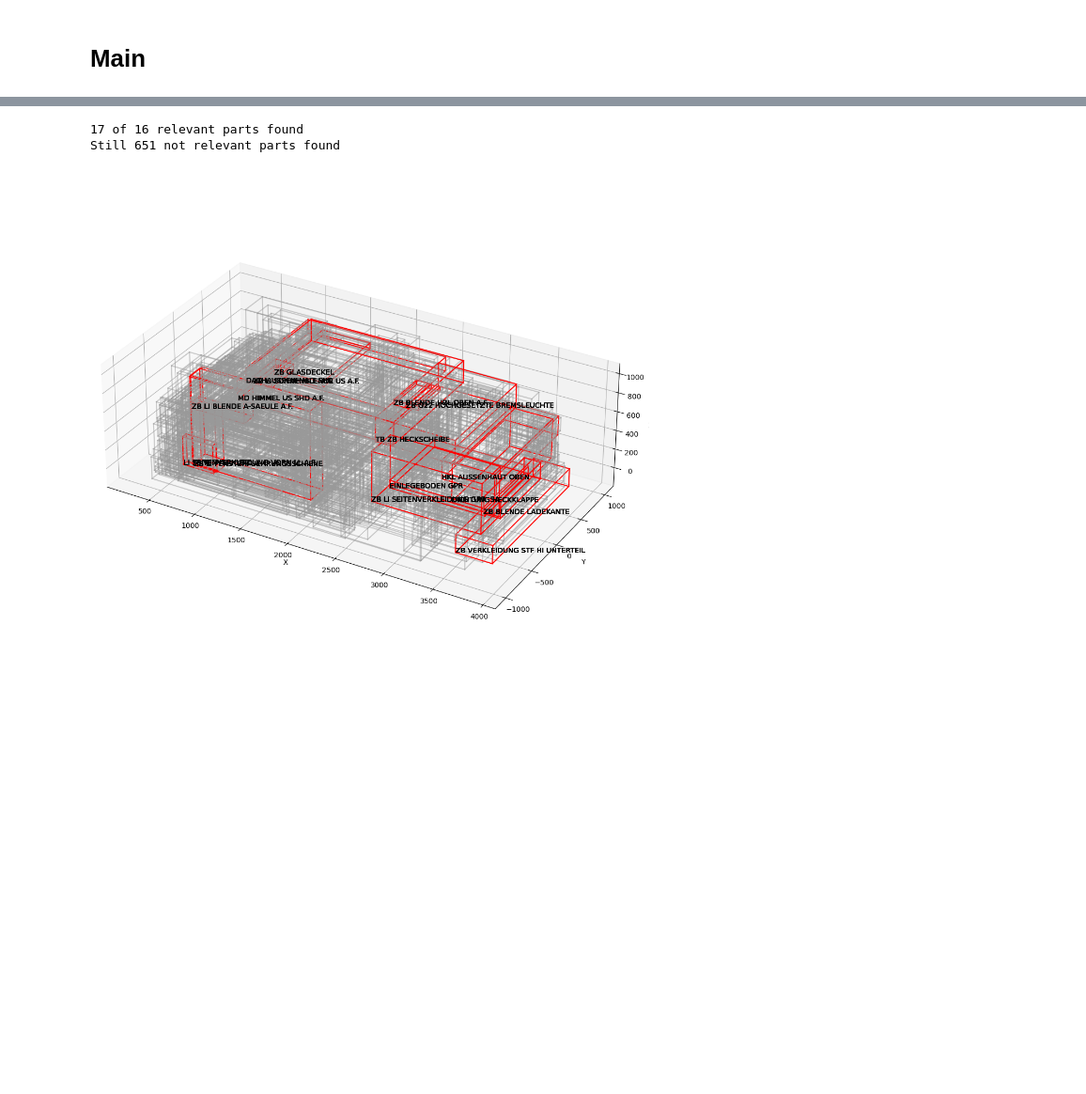
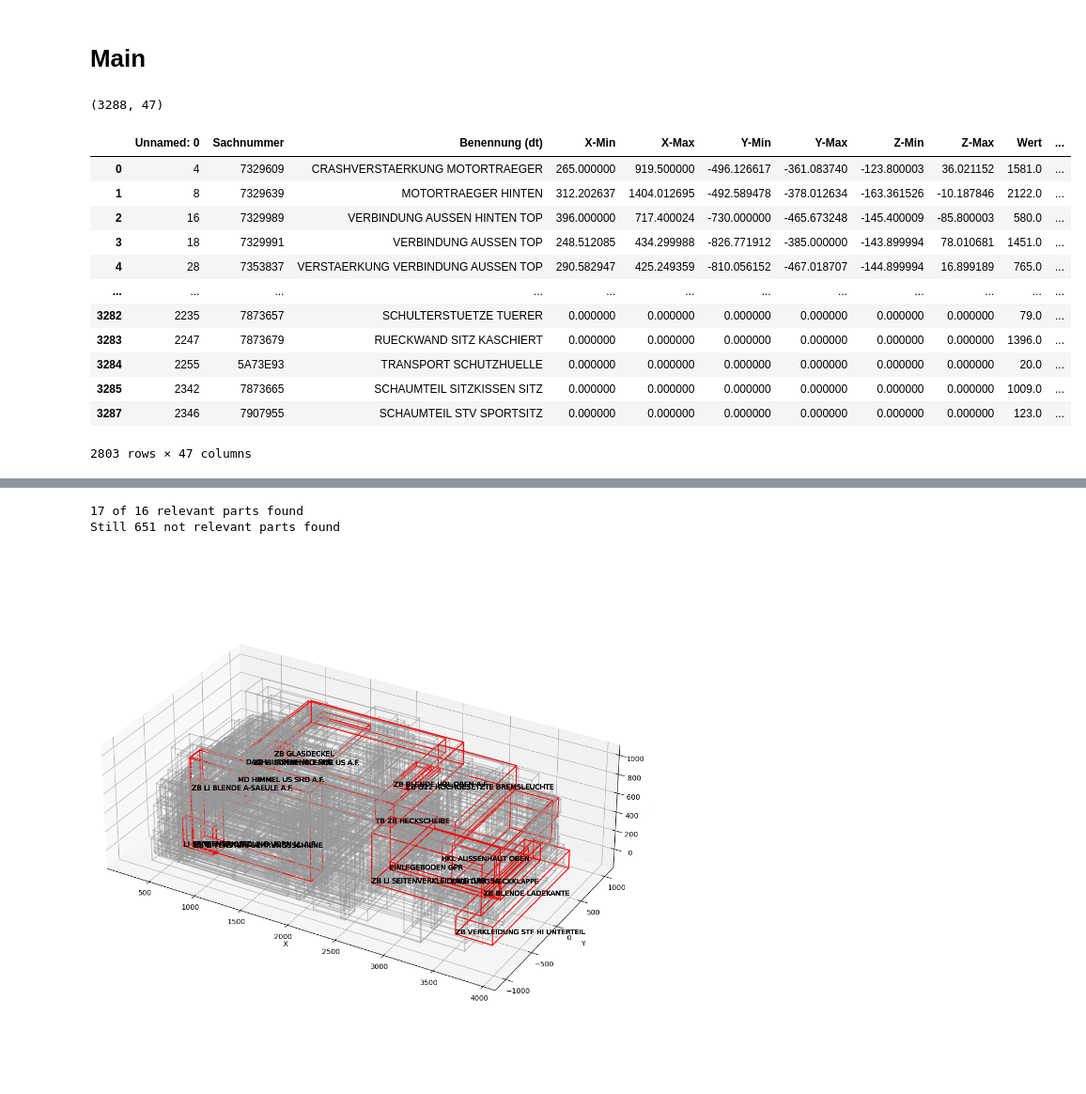
Before and after one commit to koch-tobias/master-thesis, a Jupyter notebook: Development/Feature_Engineering.ipynb, the cells around one changed output, grey strips where cells are left out. Shown: that part at 94% size. Cells and saved outputs as stored; diff of their text form; code cells hidden in the pictures; blank space fills up the shorter version.

```diff
--- a/Development/Feature_Engineering.ipynb
+++ b/Development/Feature_Engineering.ipynb
@@ -250,4 +254,24 @@ def preprocess_dataset(df, cut_percent_of_front: float):
 # %% [markdown]
 # Main
 # %%
-df = pd.read_excel("../data/labeled_data/G22_labeled.xlsx",index_col=0)
+df = pd.read_excel("df_preprocessed.xlsx",index_col=0)
+# %%
+df.shape
+# %% [output]
+(3288, 47)
+# %%
+df.loc[~(df.duplicated(subset='Benennung (dt)', keep=False) & (df['L/R-Kz.'] == 'R'))]
+# %% [output]
+|  | Unnamed: 0 | Sachnummer | Benennung (dt) | X-Min | X-Max | Y-Min | Y-Max | Z-Min | Z-Max | Wert | ... |
+| 0 | 4 | 7329609 | CRASHVERSTAERKUNG MOTORTRAEGER | 265.000000 | 919.500000 | -496.126617 | -361.083740 | -123.800003 | 36.021152 | 1581.0 | ... |
+| 1 | 8 | 7329639 | MOTORTRAEGER HINTEN | 312.202637 | 1404.012695 | -492.589478 | -378.012634 | -163.361526 | -10.187846 | 2122.0 | ... |
+| 2 | 16 | 7329989 | VERBINDUNG AUSSEN HINTEN TOP | 396.000000 | 717.400024 | -730.000000 | -465.673248 | -145.400009 | -85.800003 | 580.0 | ... |
+| 3 | 18 | 7329991 | VERBINDUNG AUSSEN TOP | 248.512085 | 434.299988 | -826.771912 | -385.000000 | -143.899994 | 78.010681 | 1451.0 | ... |
+| 4 | 28 | 7353837 | VERSTAERKUNG VERBINDUNG AUSSEN TOP | 290.582947 | 425.249359 | -810.056152 | -467.018707 | -144.899994 | 16.899189 | 765.0 | ... |
+| ... | ... | ... | ... | ... | ... | ... | ... | ... | ... | ... | ... |
+| 3282 | 2235 | 7873657 | SCHULTERSTUETZE TUERER | 0.000000 | 0.000000 | 0.000000 | 0.000000 | 0.000000 | 0.000000 | 79.0 | ... |
+| 3283 | 2247 | 7873679 | RUECKWAND SITZ KASCHIERT | 0.000000 | 0.000000 | 0.000000 | 0.000000 | 0.000000 | 0.000000 | 1396.0 | ... |
+| 3284 | 2255 | 5A73E93 | TRANSPORT SCHUTZHUELLE | 0.000000 | 0.000000 | 0.000000 | 0.000000 | 0.000000 | 0.000000 | 20.0 | ... |
+| 3285 | 2342 | 7873665 | SCHAUMTEIL SITZKISSEN SITZ | 0.000000 | 0.000000 | 0.000000 | 0.000000 | 0.000000 | 0.000000 | 1009.0 | ... |
+| 3287 | 2346 | 7907955 | SCHAUMTEIL STV SPORTSITZ | 0.000000 | 0.000000 | 0.000000 | 0.000000 | 0.000000 | 0.000000 | 123.0 | ... |
+2803 rows × 47 columns
```
Also changed, not shown: parts of 7 cells of this notebook.
